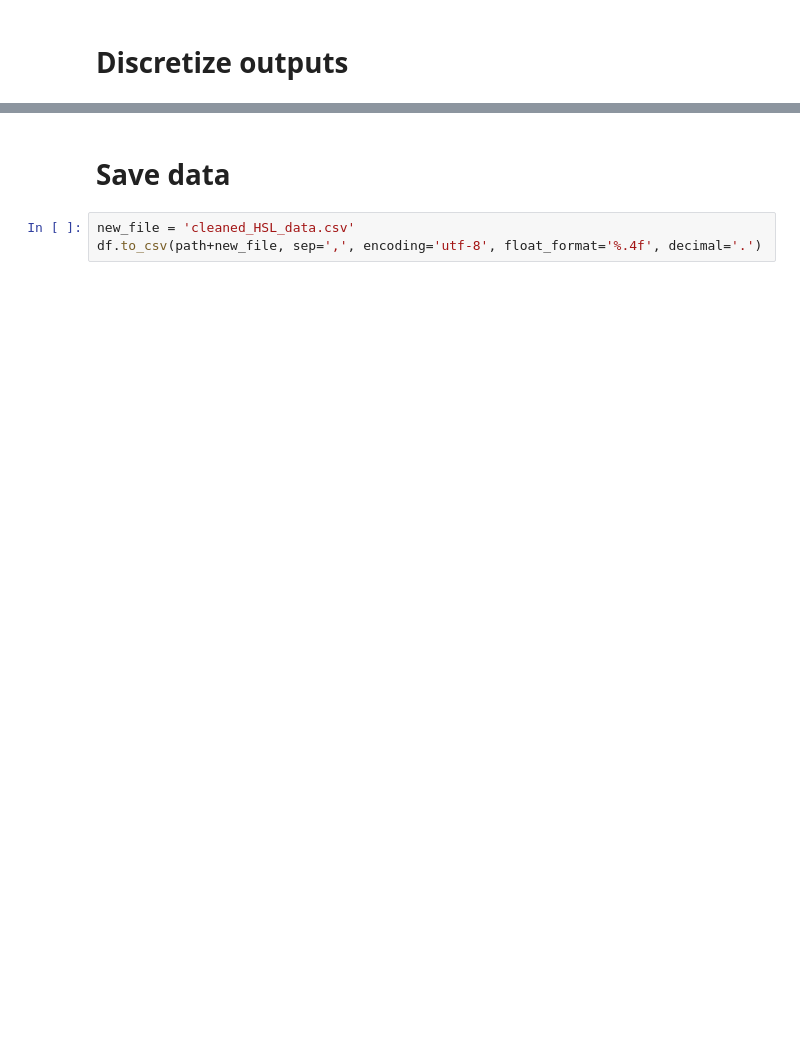
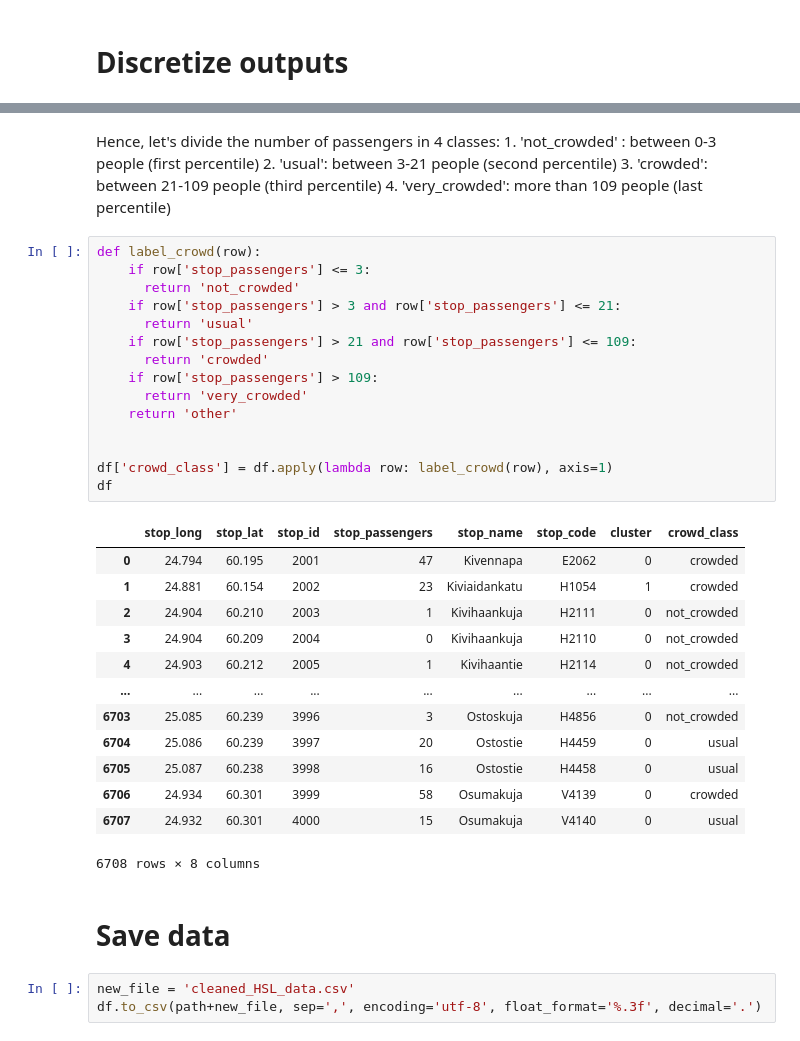
Before and after one commit to ant-louis/junction-hackathon, a Jupyter notebook: Crowd_predicting/process_data.ipynb, the cells around one changed output, grey strips where cells are left out. Saved outputs shown, nothing was run; the diff lists cells and outputs as text; blank space fills up the shorter version.

```diff
--- a/Crowd_predicting/process_data.ipynb
+++ b/Crowd_predicting/process_data.ipynb
@@ -180,5 +218,40 @@ plt.show()
+# %% [markdown]
+Hence, let's divide the number of passengers in 4 classes:
+    1. 'not_crowded' : between 0-3 people (first percentile)
+    2. 'usual': between 3-21 people (second percentile)
+    3. 'crowded': between 21-109 people (third percentile)
+    4. 'very_crowded': more than 109 people (last percentile)
+# %%
+def label_crowd(row):
+    if row['stop_passengers'] <= 3:
+      return 'not_crowded'
+    if row['stop_passengers'] > 3 and row['stop_passengers'] <= 21:
+      return 'usual'
+    if row['stop_passengers'] > 21 and row['stop_passengers'] <= 109:
+      return 'crowded'
+    if row['stop_passengers'] > 109:
+      return 'very_crowded'
+    return 'other'
+
+
+df['crowd_class'] = df.apply(lambda row: label_crowd(row), axis=1)
+df
+# %% [output]
+|  | stop_long | stop_lat | stop_id | stop_passengers | stop_name | stop_code | cluster | crowd_class |
+| 0 | 24.794 | 60.195 | 2001 | 47 | Kivennapa | E2062 | 0 | crowded |
+| 1 | 24.881 | 60.154 | 2002 | 23 | Kiviaidankatu | H1054 | 1 | crowded |
+| 2 | 24.904 | 60.210 | 2003 | 1 | Kivihaankuja | H2111 | 0 | not_crowded |
+| 3 | 24.904 | 60.209 | 2004 | 0 | Kivihaankuja | H2110 | 0 | not_crowded |
+| 4 | 24.903 | 60.212 | 2005 | 1 | Kivihaantie | H2114 | 0 | not_crowded |
+| ... | ... | ... | ... | ... | ... | ... | ... | ... |
+| 6703 | 25.085 | 60.239 | 3996 | 3 | Ostoskuja | H4856 | 0 | not_crowded |
+| 6704 | 25.086 | 60.239 | 3997 | 20 | Ostostie | H4459 | 0 | usual |
+| 6705 | 25.087 | 60.238 | 3998 | 16 | Ostostie | H4458 | 0 | usual |
+| 6706 | 24.934 | 60.301 | 3999 | 58 | Osumakuja | V4139 | 0 | crowded |
+| 6707 | 24.932 | 60.301 | 4000 | 15 | Osumakuja | V4140 | 0 | usual |
+6708 rows × 8 columns
 # %% [markdown]
 # Save data
 # %%
 new_file = 'cleaned_HSL_data.csv'
-df.to_csv(path+new_file, sep=',', encoding='utf-8', float_format='%.4f', decimal='.')
+df.to_csv(path+new_file, sep=',', encoding='utf-8', float_format='%.3f', decimal='.')
```
Also changed, not shown: parts of 6 cells of this notebook, 9 other files.
